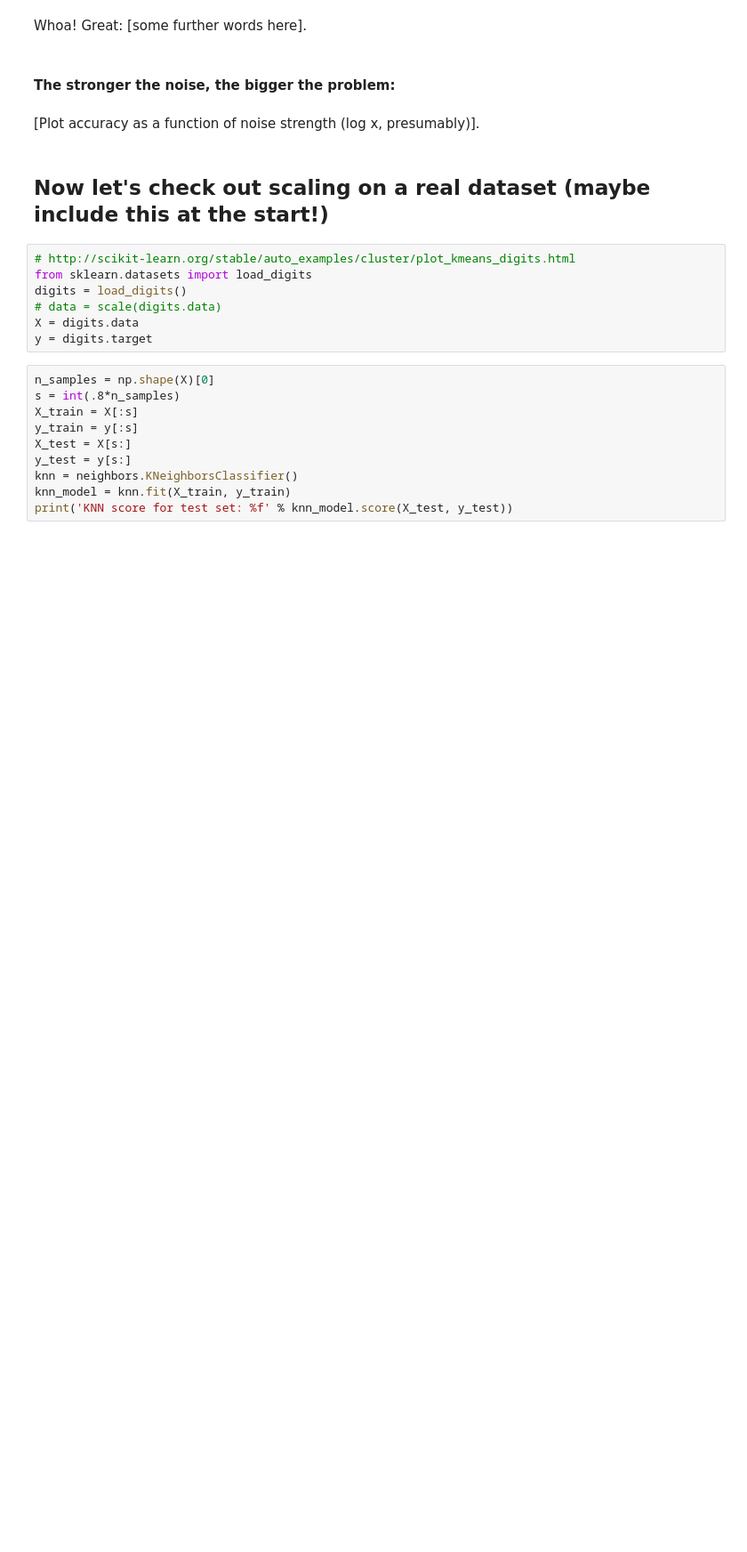
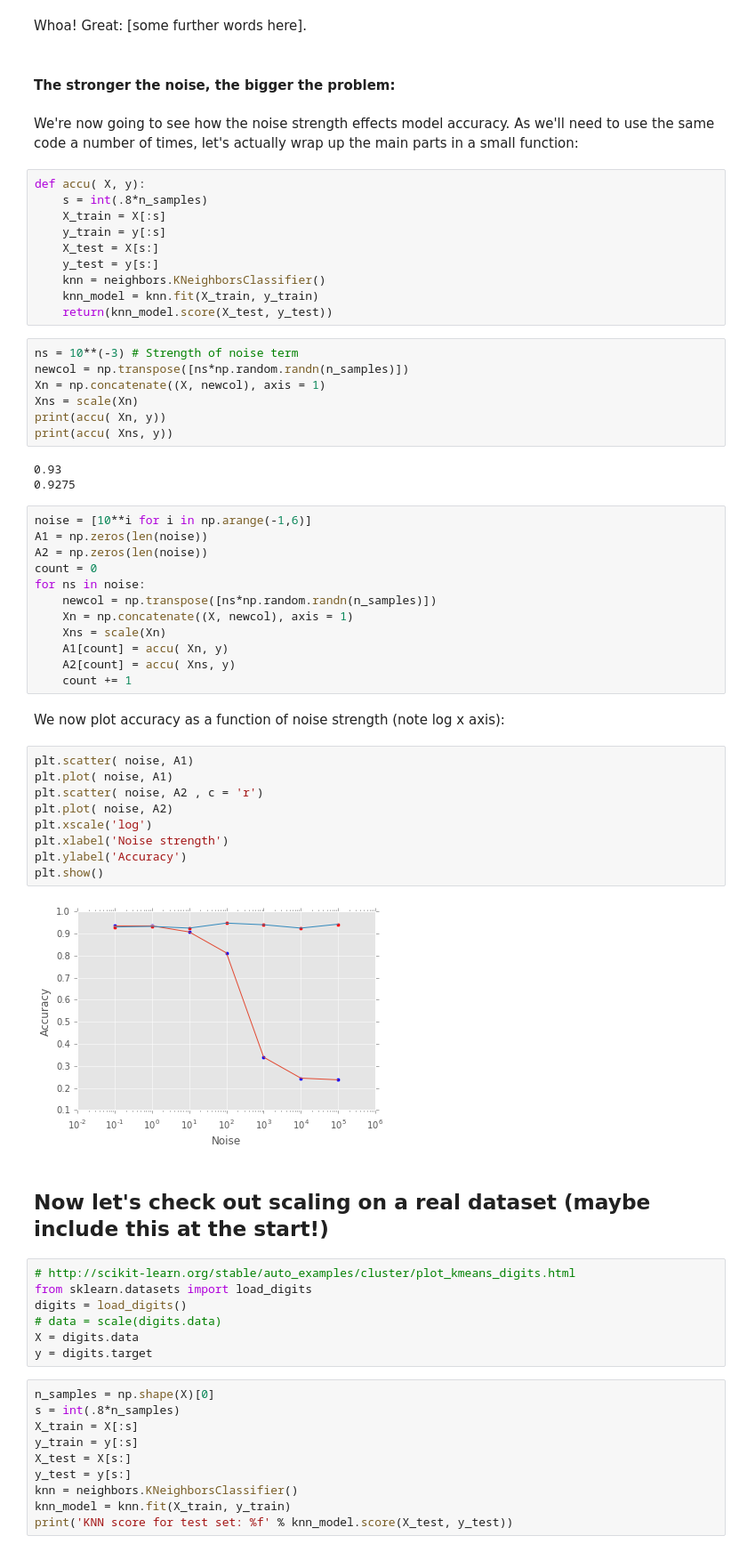
Before and after one commit to hugobowne/machine_learning_techniques, a Jupyter notebook: Preprocessing_note.ipynb, the cells around one changed output. Shown at 89% size. Drawn from its saved outputs; the diff is of its cells as text; blank space fills up the shorter version.

Commit message:
added figure of accuracy as function of noise strength

```diff
--- a/Preprocessing_note.ipynb
+++ b/Preprocessing_note.ipynb
@@ -198,8 +198,53 @@ KNN score for test set: 0.922500
 Whoa! Great: [some further words here].
 # %% [markdown]
 #### The stronger the noise, the bigger the problem:
+# %% [markdown]
+We're now going to see how the noise strength effects model accuracy. As we'll need to use the same code a number of times, let's actually wrap up the main parts in a small function:
+# %%
+def accu( X, y):
+    s = int(.8*n_samples)
+    X_train = X[:s]
+    y_train = y[:s]
+    X_test = X[s:]
+    y_test = y[s:]
+    knn = neighbors.KNeighborsClassifier()
+    knn_model = knn.fit(X_train, y_train)
+    return(knn_model.score(X_test, y_test))
+# %%
+ns = 10**(-3) # Strength of noise term
+newcol = np.transpose([ns*np.random.randn(n_samples)])
+Xn = np.concatenate((X, newcol), axis = 1)
+Xns = scale(Xn)
+print(accu( Xn, y))
+print(accu( Xns, y))
+# %% [output]
+0.93
+0.9275
+# %%
+noise = [10**i for i in np.arange(-1,6)]
+A1 = np.zeros(len(noise))
+A2 = np.zeros(len(noise))
+count = 0
+for ns in noise:
+    newcol = np.transpose([ns*np.random.randn(n_samples)])
+    Xn = np.concatenate((X, newcol), axis = 1)
+    Xns = scale(Xn)
+    A1[count] = accu( Xn, y)
+    A2[count] = accu( Xns, y)
+    count += 1
 # %% [markdown]
-[Plot accuracy as a function of noise strength (log x, presumably)].
+We now plot accuracy as a function of noise strength (note log x axis):
+# %%
+plt.scatter( noise, A1)
+plt.plot( noise, A1)
+plt.scatter( noise, A2 , c = 'r')
+plt.plot( noise, A2)
+plt.xscale('log')
+plt.xlabel('Noise strength')
+plt.ylabel('Accuracy')
+plt.show()
+# %% [output]
+[figure, added]
 # %% [markdown]
 ## Now let's check out scaling on a real dataset (maybe include this at the start!)
 # %%
```
Also changed, not shown: parts of 5 cells of this notebook.
